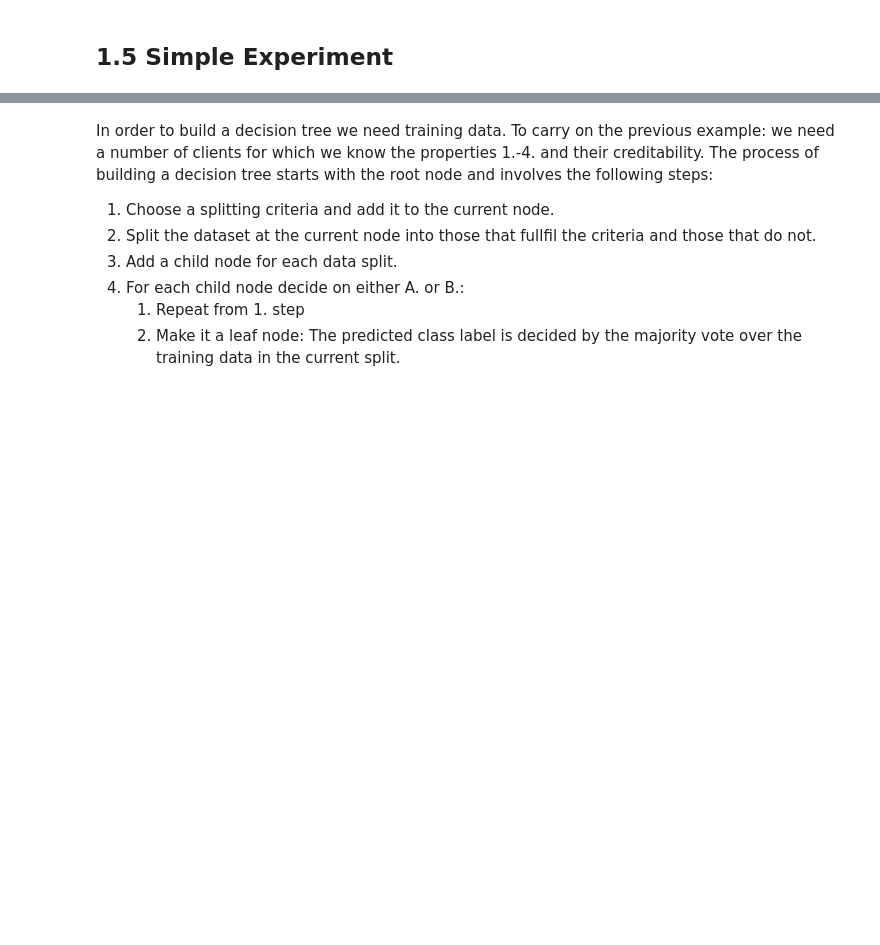
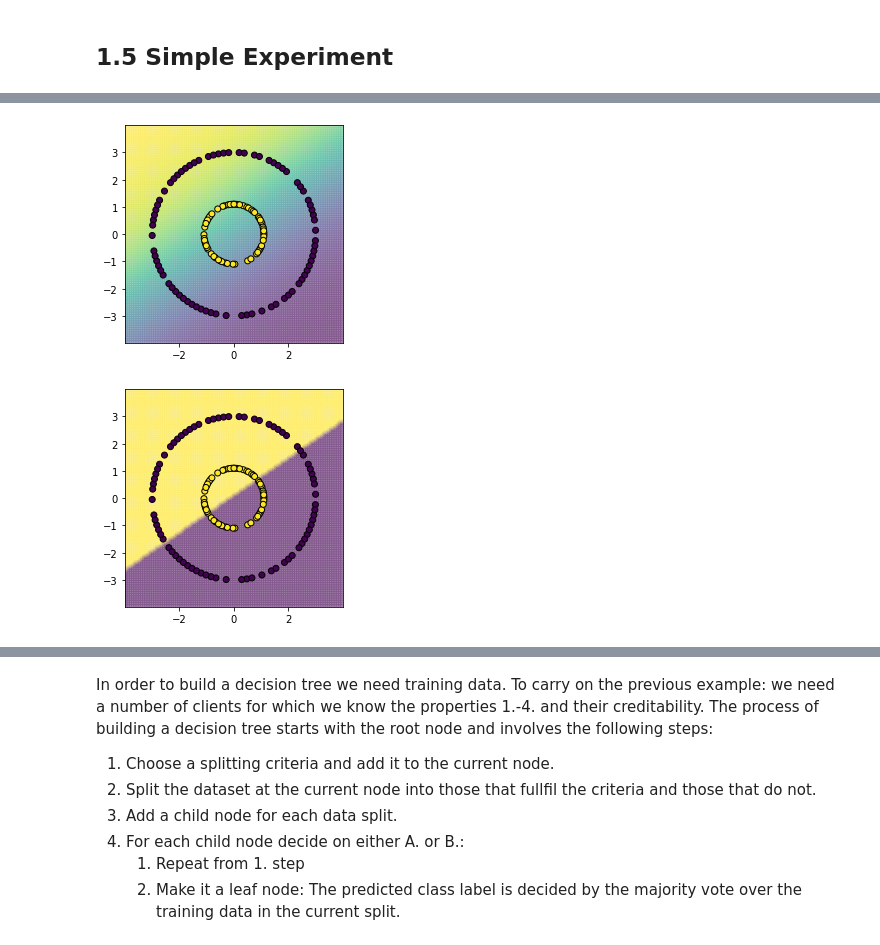
Before and after one commit to mswaringen/uva_aml, a Jupyter notebook: week_2/ML.ipynb, the cells around one changed output, grey strips where cells are left out. Drawn from its saved outputs; the diff is of its cells as text; code cells hidden in the pictures; blank space fills up the shorter version.

```diff
--- a/week_2/ML.ipynb
+++ b/week_2/ML.ipynb
@@ -586,0 +608,22 @@ plot_model_prediction(lambda x: model.forward(x), X_train, Y_train, True)
+# %%
+# Now run the same experiment on 2 circles
+
+X_train, Y_train, X_test, Y_test = split(*generate_2_circles(), 0.7)
+
+model = LogsticRegressionGD(2, 0.05)
+
+for step in range(30):
+    Y_pred = model.forward(X_train)
+
+    loss_value = nll_forward(Y_pred, Y_train)
+    accuracy = ((Y_pred > 0.5) == Y_train).mean()
+    print('Step: {} \t Loss: {:.3f} \t Acc: {:.1f}%'.format(step, loss_value, accuracy * 100))
+
+    loss_grad = nll_grad_input(Y_pred, Y_train)
+    model.update_params(X_train, loss_grad)
+
+
+print('\n\nTesting...')
+Y_test_pred = model.forward(X_test)
+test_accuracy = ((Y_test_pred > 0.5) == Y_test).mean()
+print('Acc: {:.1f}%'.format(test_accuracy * 100))
@@ -587,3 +648,28 @@ plot_model_prediction(lambda x: model.forward(x), X_train, Y_train, True)
+# %%
+def plot_model_prediction(prediction_func, X, Y, hard=True):
+    u_min = X[:, 0].min()-1
+    u_max = X[:, 0].max()+1
+    v_min = X[:, 1].min()-1
+    v_max = X[:, 1].max()+1
+
+    U, V = np.meshgrid(np.linspace(u_min, u_max, 100), np.linspace(v_min, v_max, 100))
+    UV = np.stack([U.ravel(), V.ravel()]).T
+    c = prediction_func(UV).ravel()
+    if hard:
+        c = c > 0.5
+    plt.scatter(UV[:,0], UV[:,1], c=c, edgecolors= 'none', alpha=0.15)
+    plt.scatter(X[:,0], X[:,1], c=Y.ravel(), edgecolors= 'black')
+    plt.xlim(left=u_min, right=u_max)
+    plt.ylim(bottom=v_min, top=v_max)
+    plt.axes().set_aspect('equal')
+    plt.show()
+
+plot_model_prediction(lambda x: model.forward(x), X_train, Y_train, False)
+
+plot_model_prediction(lambda x: model.forward(x), X_train, Y_train, True)
+# %% [output]
+[figure, added]
+[figure, added]
 # %% [markdown]
 # 2. Decision Tree
 The next model we look at is called **Decision Tree**. This type of model is non-parametric, meaning in contrast to **Logistic Regression** we do not have any parameters here that need to be trained.
```
Also changed, not shown: parts of 11 cells of this notebook, 5 other files.
